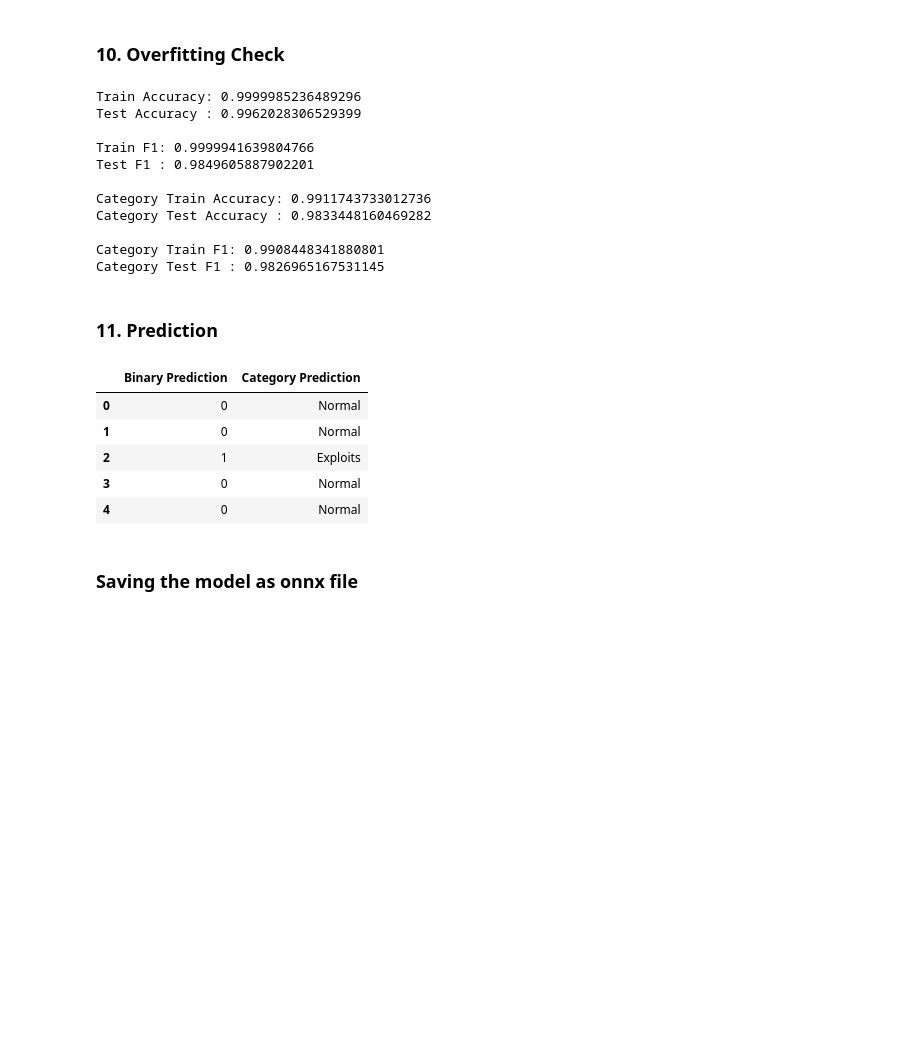
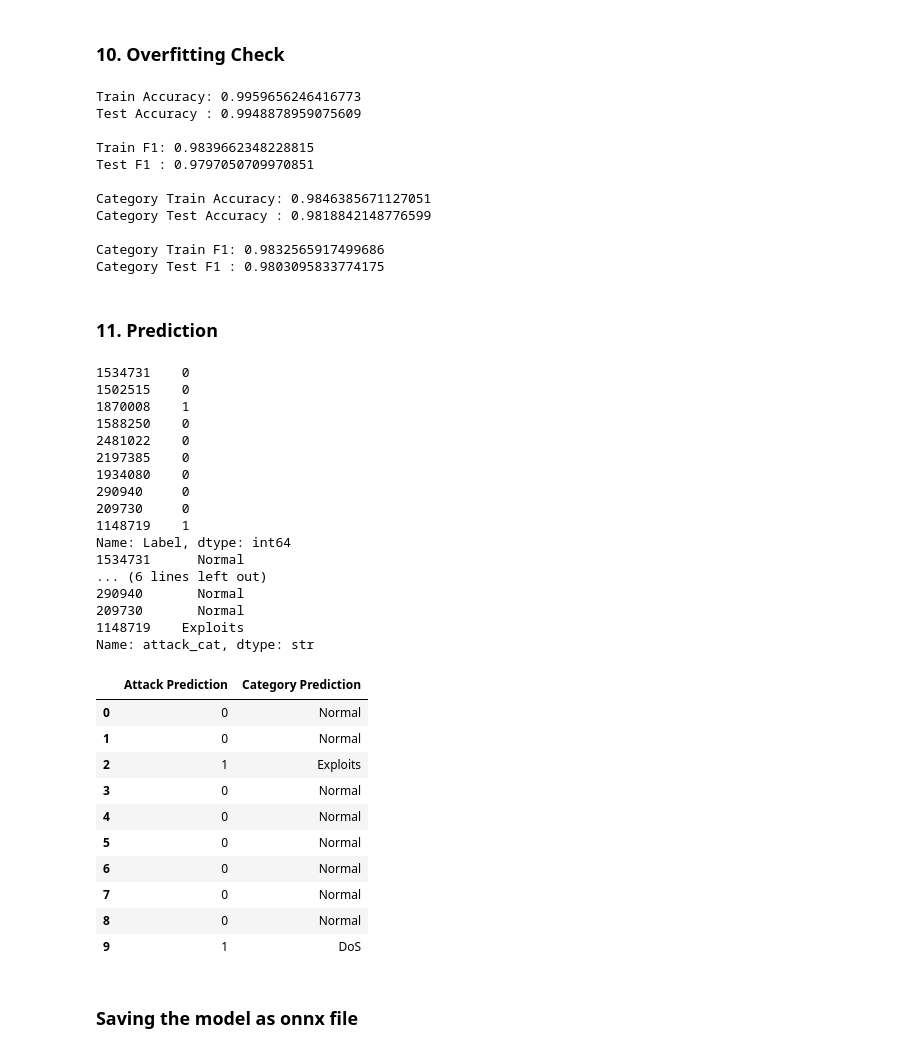
Before and after one commit to ShuvamLabs/network-anomaly-detector, a Jupyter notebook: Detector/notebooks/03-model-selection.ipynb, the cells around one changed output. Drawn from its saved outputs; the diff is of its cells as text; code cells hidden in the pictures; blank space fills up the shorter version.

```diff
--- a/Detector/notebooks/03-model-selection.ipynb
+++ b/Detector/notebooks/03-model-selection.ipynb
@@ -181,11 +181,11 @@ lr_pipeline = Pipeline([
 ])
 rf_pipeline = Pipeline([
     ('preprocessor', preprocessor),
-    ('classifier', RandomForestClassifier())
+    ('classifier', RandomForestClassifier(n_estimators = 100,max_depth = 15, random_state = 42))
 ])
 rf_cat_pipeline = Pipeline([
     ('preprocessor', preprocessor),
-    ('classifier', RandomForestClassifier())
+    ('classifier', RandomForestClassifier(n_estimators = 100, max_depth = 15, random_state = 42))
 ])
 # %% [markdown]
 Applying LabelEncoder on attack_cat
@@ -301,39 +301,62 @@ print("Category Test Accuracy :", accuracy_score(y_cat_test, rf_cat_test_pred))
 print("\nCategory Train F1:", f1_score(y_cat_train, rf_cat_train_pred, average="weighted"))
 print("Category Test F1 :", f1_score(y_cat_test, rf_cat_test_pred, average="weighted"))
 # %% [output]
-Train Accuracy: 0.9999985236489296
-Test Accuracy : 0.9962028306529399
+Train Accuracy: 0.9959656246416773
+Test Accuracy : 0.9948878959075609
 
-Train F1: 0.9999941639804766
-Test F1 : 0.9849605887902201
+Train F1: 0.9839662348228815
+Test F1 : 0.9797050709970851
 
-Category Train Accuracy: 0.9911743733012736
-Category Test Accuracy : 0.9833448160469282
+Category Train Accuracy: 0.9846385671127051
+Category Test Accuracy : 0.9818842148776599
 
-Category Train F1: 0.9908448341880801
-Category Test F1 : 0.9826965167531145
+Category Train F1: 0.9832565917499686
+Category Test F1 : 0.9803095833774175
 # %% [markdown]
 ### 11. Prediction
 # %%
-sample = X_test.iloc[:5]
-
+sample = X_test.head(10)
+print(y_test.head(10))
+print(y_cat_test.head(10))
 binary_pred = rf_pipeline.predict(sample)
 category_pred = rf_cat_pipeline.predict(sample)
 
 category_pred = label_enc.inverse_transform(category_pred)
 
 result = pd.DataFrame({
     "Attack Prediction": binary_pred,
     "Category Prediction": category_pred
 })
 result
 # %% [output]
+1534731    0
+1502515    0
+1870008    1
+1588250    0
+2481022    0
+2197385    0
+1934080    0
+290940     0
+209730     0
+1148719    1
+Name: Label, dtype: int64
+1534731      Normal
+... (6 lines left out)
+290940       Normal
+209730       Normal
+1148719    Exploits
+Name: attack_cat, dtype: str
-|  | Binary Prediction | Category Prediction |
+|  | Attack Prediction | Category Prediction |
 | 0 | 0 | Normal |
 | 1 | 0 | Normal |
 | 2 | 1 | Exploits |
 | 3 | 0 | Normal |
 | 4 | 0 | Normal |
+| 5 | 0 | Normal |
+| 6 | 0 | Normal |
+| 7 | 0 | Normal |
+| 8 | 0 | Normal |
+| 9 | 1 | DoS |
 # %% [markdown]
 ### Saving the model as onnx file
 # %%
```
Also changed, not shown: parts of 3 cells of this notebook, 2 other files.
